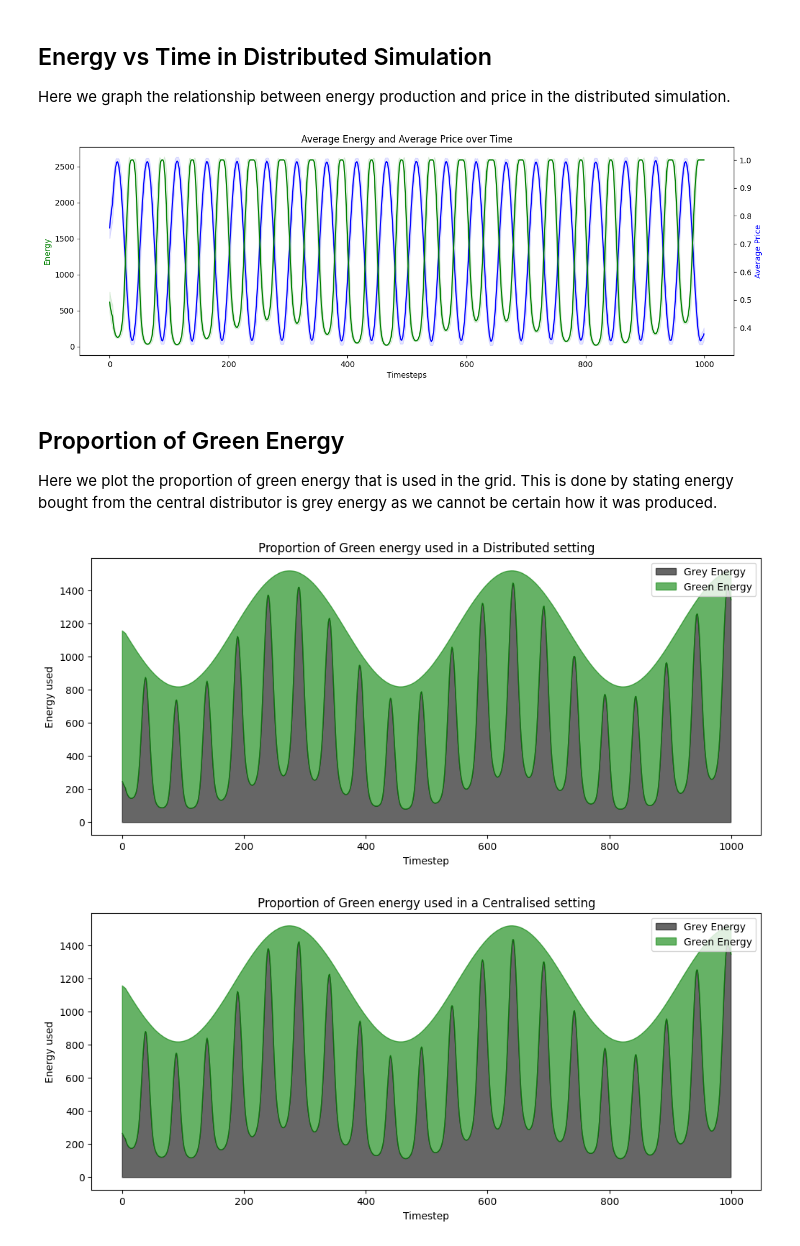
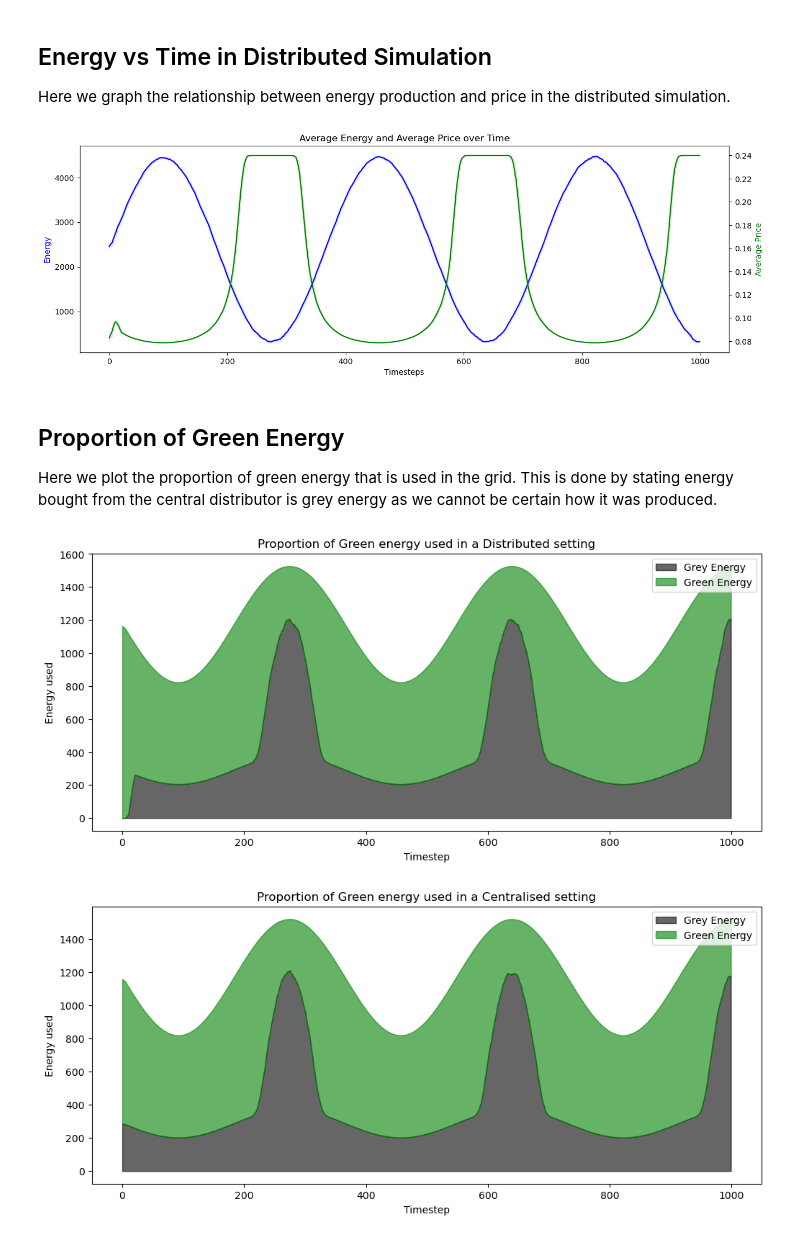
Before and after one commit to JiriOne/MultiAgentSystems, a Jupyter notebook: analysis/analysis.ipynb, the cells around one changed output. Cells and saved outputs as stored; diff of their text form; code cells hidden in the pictures.

```diff
--- a/analysis/analysis.ipynb
+++ b/analysis/analysis.ipynb
@@ -11,7 +11,7 @@ import pandas as pd
 # %%
 # set parameters
 N_RUNS = 10
-N_STEPS = 1000
+N_STEPS = 365*5
 
 # load data
 data_centralised = pd.read_csv('../data/results_centralised.csv')
@@ -101,38 +101,36 @@ x_range = [i for i in range(N_STEPS)]
 
 avg_energy_produced = pd.DataFrame(avg_energy_produced)
 avg_price = pd.DataFrame(avg_price)
-
-
 
 movMean_energy = avg_energy_produced.rolling(window=WS, center=True, min_periods=1).mean().values.ravel()
 movStd_energy = avg_energy_produced.rolling(window=WS, center=True, min_periods=1).std().values.ravel()
 confInt_energy = Z * movStd_energy / np.sqrt(WS)
 
 movMean_price = avg_price.rolling(window=WS, center=True, min_periods=1).mean().values.ravel()
 movStd_price = avg_price.rolling(window=WS, center=True, min_periods=1).std().values.ravel()
 confInt_price = Z * movStd_price / np.sqrt(WS)
 
 fig, ax1 = plt.subplots()
 ax2 = ax1.twinx()
 fig.set_figwidth(15)
 # plt.figure(figsize=(12,5))
 
 ax1.plot(movMean_energy, label='Energy', color='b')
 ax1.fill_between(x_range, movMean_energy - confInt_energy, movMean_energy + confInt_energy,
                  color='b', alpha=.1, label='LIN 95%')
 ax2.plot(movMean_price, label='Average price', color='g')
 ax2.fill_between(x_range, movMean_price - confInt_price, movMean_price + confInt_price,
                  color='g', alpha=.1, label='NN 95%')
 
 ax1.set_xlabel('Timesteps')
-ax1.set_ylabel('Energy', color='g')
+ax1.set_ylabel('Energy', color='b')
 #ax1.set_ylim(0, 2)
-ax2.set_ylabel('Average Price', color='b')
+ax2.set_ylabel('Average Price', color='g')
 
 plt.title('Average Energy and Average Price over Time')
 plt.show()
 # %% [output]
-[figure, old version]
+[figure, new version]
 # %% [markdown]
 ## Proportion of Green Energy
 Here we plot the proportion of green energy that is used in the grid. This is done by stating energy bought from the central distributor is grey energy as we cannot be certain how it was produced.
@@ -166,7 +164,7 @@ plt.xlabel('Timestep')
 plt.legend()
 plt.show()
 # %% [output]
-[figure, old version]
+[figure, new version]
 # %%
 avg_demand = avg_over_runs(data_centralised, 'total energy demand')
 avg_grey = avg_over_runs(data_centralised, 'total central energy bought')
@@ -197,4 +195,4 @@ plt.xlabel('Timestep')
 plt.legend()
 plt.show()
 # %% [output]
-[figure, old version]
+[figure, new version]
```
Also changed, not shown: parts of 2 cells of this notebook, 4 other files.
